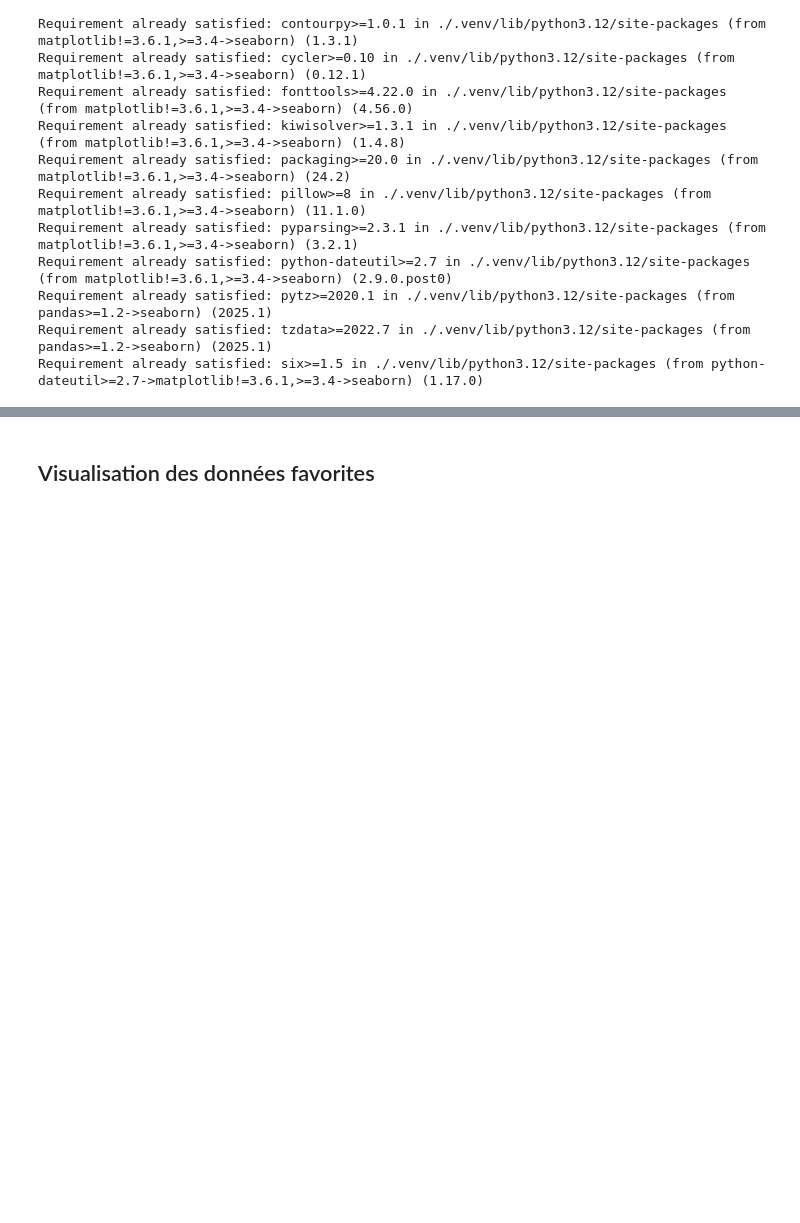
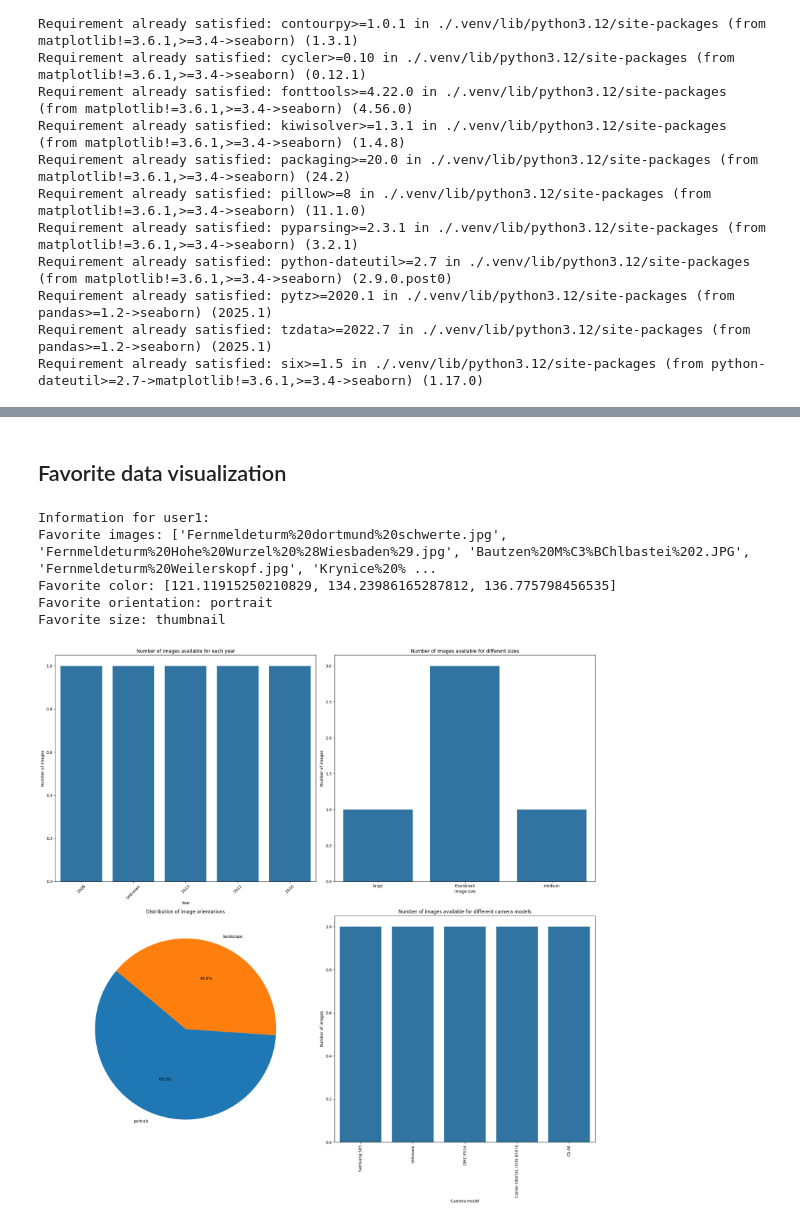
Before and after one commit to Matthiaslpt/DM_projet, a Jupyter notebook: projetM.ipynb, the cells around one changed output, grey strips where cells are left out. Drawn from its saved outputs; the diff is of its cells as text; code cells hidden in the pictures; blank space fills up the shorter version.

```diff
--- a/projetM.ipynb
+++ b/projetM.ipynb
@@ -99,7 +108,7 @@ from sklearn.cluster import KMeans
 if not os.path.exists('json'):
     os.makedirs('json')
 
-# Effacer le contenu du fichier au début du programme
+# Clear file content at program start
 open("json/image_tags.json", 'w').close()
 
 def get_exif_data(img):
@@ -125,24 +134,24 @@ def get_image_metadata(image_path):
     img_size = img.size
     exif_data = get_exif_data(img)
     exif_data.pop('MakerNote', None)
-    img = img.resize((100, 100))  # Redimensionner pour accélérer le traitement
+    img = img.resize((100, 100))  # Resize to speed up processing
     img_array = np.array(img)
     img_array = img_array.reshape((img_array.shape[0] * img_array.shape[1], 3))
 
     kmeans = KMeans(n_clusters=5, n_init=10)
     kmeans.fit(img_array)
 
-    # Obtenir les couleurs des clusters
-    couleur_favorite = kmeans.cluster_centers_
+    # Get cluster colors
+    main_color = kmeans.cluster_centers_
     metadata = {
         "filename": os.path.basename(image_path),
         "format": img.format,
         "size": img_size,
         "mode": img.mode,
-        "orientation": "landscape" if img.width > img.height else "portrait",
+        "orientation": "landscape" if img_size[0] > img_size[1] else "portrait",
         "orientation_id": 0 if img.width > img.height else 1,
         "exif": exif_data,
-        "couleur_favorite": [couleur_favorite[i].tolist() for i in np.argsort(couleur_favorite.sum(axis=1))],
+        "favorite_color": [main_color[i].tolist() for i in np.argsort(main_color.sum(axis=1))],
     }
     return metadata
 
@@ -162,5 +171,5 @@ image_files = [f"images/{f}" for f in os.listdir('images') if f.endswith(('.jpg'
 for image_path in image_files:
     metadata = get_image_metadata(image_path)
     save_metadata_to_json(metadata)
-    print(f"Métadonnées de l'image {image_path} enregistrées.")
+    print(f"Image metadata {image_path} saved.")
 # %% [output]
@@ -298,12 +307,12 @@ for i in range(1, 6):
     if sum_orientation > 3:
         users[f'user{i}']['additional_info']['orientation_favorite'] = 'portrait'
     else:
-        users[f'user{i}']['additional_info']['orientation_favorite'] = 'paysage'
+        users[f'user{i}']['additional_info']['orientation_favorite'] = 'landscape'
 
 
 
 with open('json/users.json', 'w', encoding='utf-8') as f:
     json.dump(users, f, ensure_ascii=False, indent=2)
 
-print("Les orientations préférées ont été ajoutées aux informations des utilisateurs.")
+print("Favorite orientations have been added to user information.")
 # %% [output]
@@ -531,40 +539,47 @@ infos_couleurs(image_metadata)
-# %% [markdown]
-## Visualisation des données favorites
+# %% [markdown]
+## Favorite data visualization
 # %%
-def afficher_infos_utilisateur(user_id):
-    # Charger les données des utilisateurs
+def display_user_info(user_id):
+    # Load user data
     with open('json/users.json', 'r') as f:
         users_data = json.load(f)
 
-    # Charger les métadonnées des images
+    # Load image metadata
     with open('json/image_tags.json', 'r') as f:
         image_metadata = json.load(f)
 
-    # Vérifier si l'utilisateur existe
+    # Check if user exists
     if user_id not in users_data:
-        print(f"L'utilisateur {user_id} n'existe pas.")
+        print(f"User {user_id} does not exist.")
         return
 
     user_data = users_data[user_id]
     user_images = user_data['images']
 
     users_image_metadata = [img for img in image_metadata if img['filename'] in user_images]
 
-    # Afficher les informations de l'utilisateur
-    print(f"Informations pour {user_id}:")
-    print(f"Images préférées: {user_images}")
-    print(f"Couleur favorite: {user_data['additional_info'].get('couleur_favorite', 'Non disponible')}")
-    print(f"Orientation favorite: {user_data['additional_info'].get('orientation_favorite', 'Non disponible')}")
-    print(f"Taille favorite: {user_data['additional_info'].get('taille_favorite', 'Non disponible')}")
+    # Display user information
+    print(f"Information for {user_id}:")
+    print(f"Favorite images: {user_images}")
+    print(f"Favorite color: {user_data['additional_info'].get('favorite_color', 'Not available')}")
+    print(f"Favorite orientation: {user_data['additional_info'].get('orientation_favorite', 'Not available')}")
+    print(f"Favorite size: {user_data['additional_info'].get('favorite_size', 'Not available')}")
 
     # Reset the variables corresponding to the photo information
     global year_counts, size_counts, orientation_counts, camera_model_counts
 
-    year_counts, size_counts, orientation_counts, camera_model_counts =load_informations(users_image_metadata)
-    affichage_grille(year_counts, size_counts, orientation_counts, camera_model_counts)
-    infos_couleurs(users_image_metadata,cluster_count=10)
-    affichage_3d(users_image_metadata,cluster_count=10)
+    year_counts, size_counts, orientation_counts, camera_model_counts = load_informations(users_image_metadata)
+    display_grid(year_counts, size_counts, orientation_counts, camera_model_counts)
+    color_info(users_image_metadata, cluster_count=10)
+    display_3d(users_image_metadata, cluster_count=10)
 
-# Afficher les informations pour les 2 premiers utilisateurs
-# for i in range(1, 2):
-#     afficher_infos_utilisateur(f'user{i}')
+# Display information for first 2 users
+for i in range(1, 2):
+    display_user_info(f'user{i}')
+# %% [output]
+Information for user1:
+Favorite images: ['Fernmeldeturm%20dortmund%20schwerte.jpg', 'Fernmeldeturm%20Hohe%20Wurzel%20%28Wiesbaden%29.jpg', 'Bautzen%20M%C3%BChlbastei%202.JPG', 'Fernmeldeturm%20Weilerskopf.jpg', 'Krynice%20% ...
+Favorite color: [121.11915250210829, 134.23986165287812, 136.775798456535]
+Favorite orientation: portrait
+Favorite size: thumbnail
+[figure, added]
```
Also changed, not shown: parts of 31 cells of this notebook.
